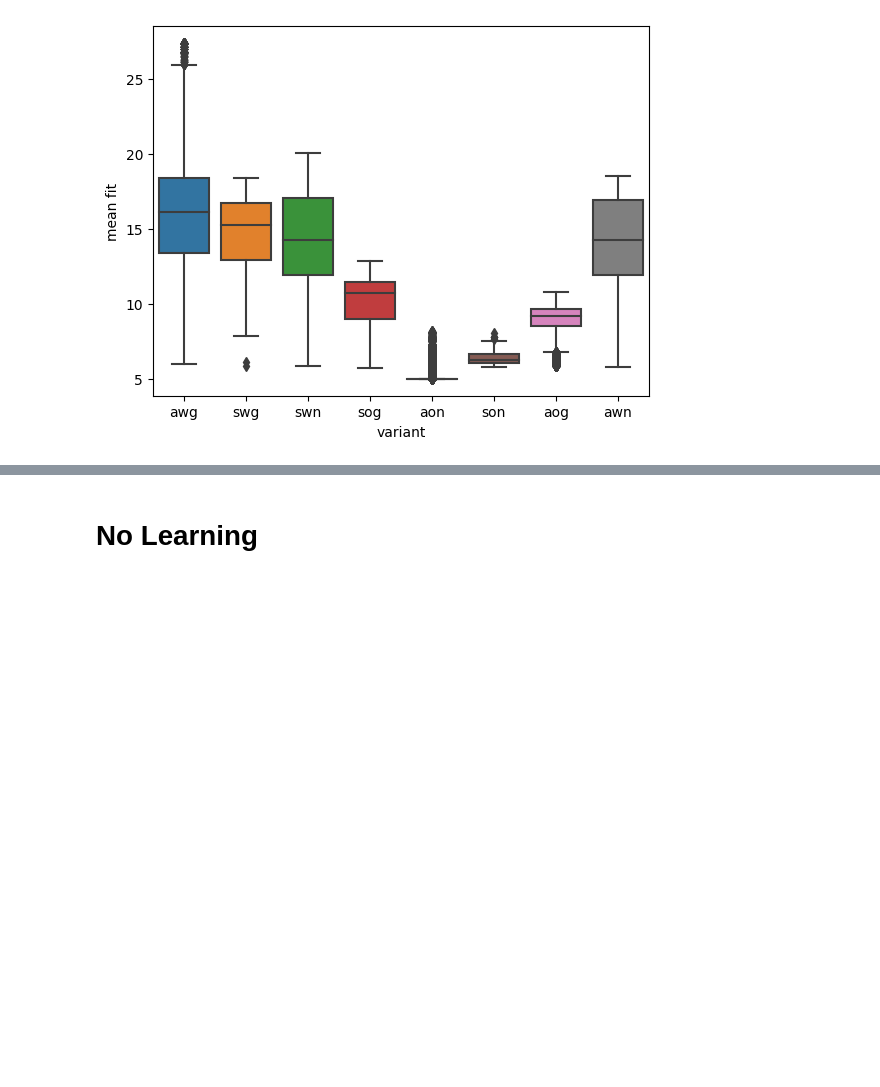
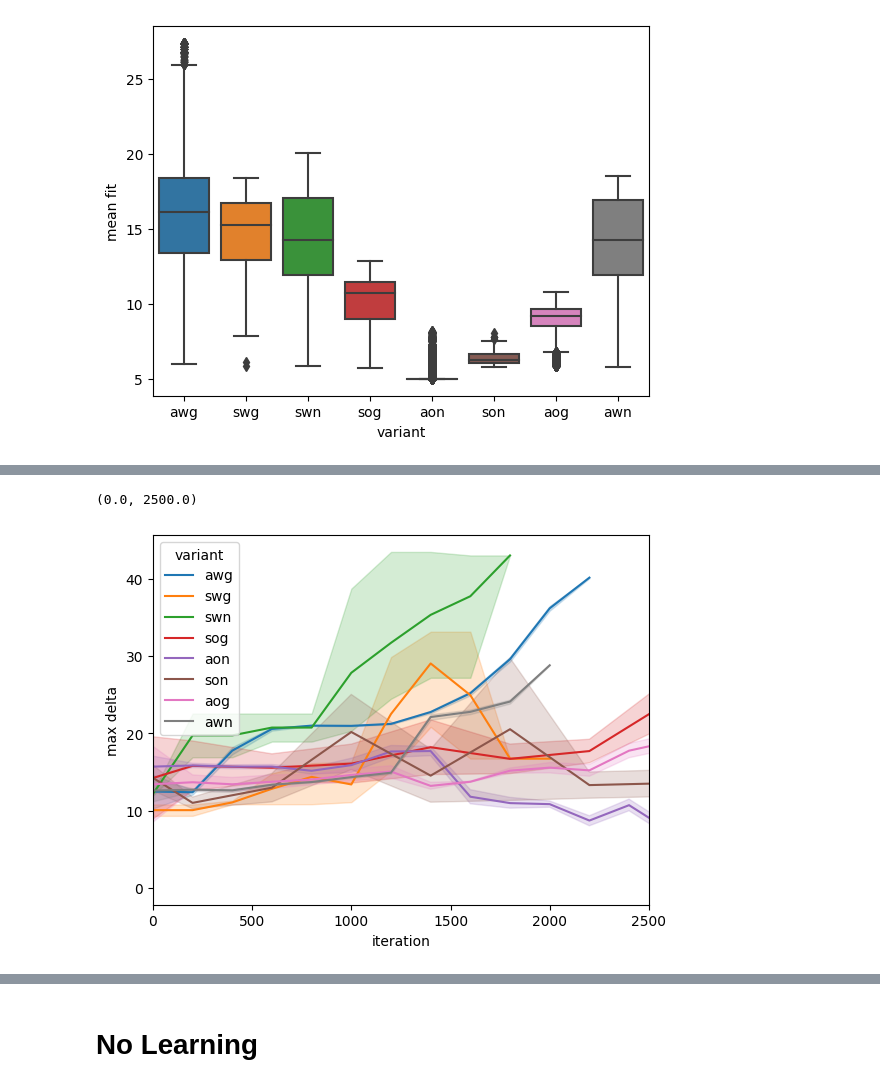
Before and after one commit to LeniLeGoff/py_async_ea, a Jupyter notebook: plotting/m2w_analysis.ipynb, the cells around one changed output, grey strips where cells are left out. Drawn from its saved outputs; the diff is of its cells as text; code cells hidden in the pictures; blank space fills up the shorter version.

```diff
--- a/plotting/m2w_analysis.ipynb
+++ b/plotting/m2w_analysis.ipynb
@@ -122,0 +127,14 @@ sns.boxplot(data=fit_data,x="variant",y="median fit")
+# %%
+data_lines = []
+for variant in os.listdir("/home/leni/m2w_logs/learning_1/"):
+    foldername = "/home/leni/m2w_logs/learning_1/" + variant
+    for replicate in os.listdir(foldername):
+        fit_lines = load_learning_data_agg(foldername + "/" + replicate)
+        data_lines += [[variant,replicate]+fit for fit in fit_lines]
+ld_data = pd.DataFrame(data=data_lines,columns=["variant","replicate","iteration","mean delta","median delta","variance delta","max delta","min delta"])
+# %%
+ax = sns.lineplot(data=ld_data,x="iteration",y="max delta",hue="variant")
+ax.set_xlim([0,2500])
+# %% [output]
+(0.0, 2500.0)
+[figure, added]
```
Also changed, not shown: parts of 7 cells of this notebook.
